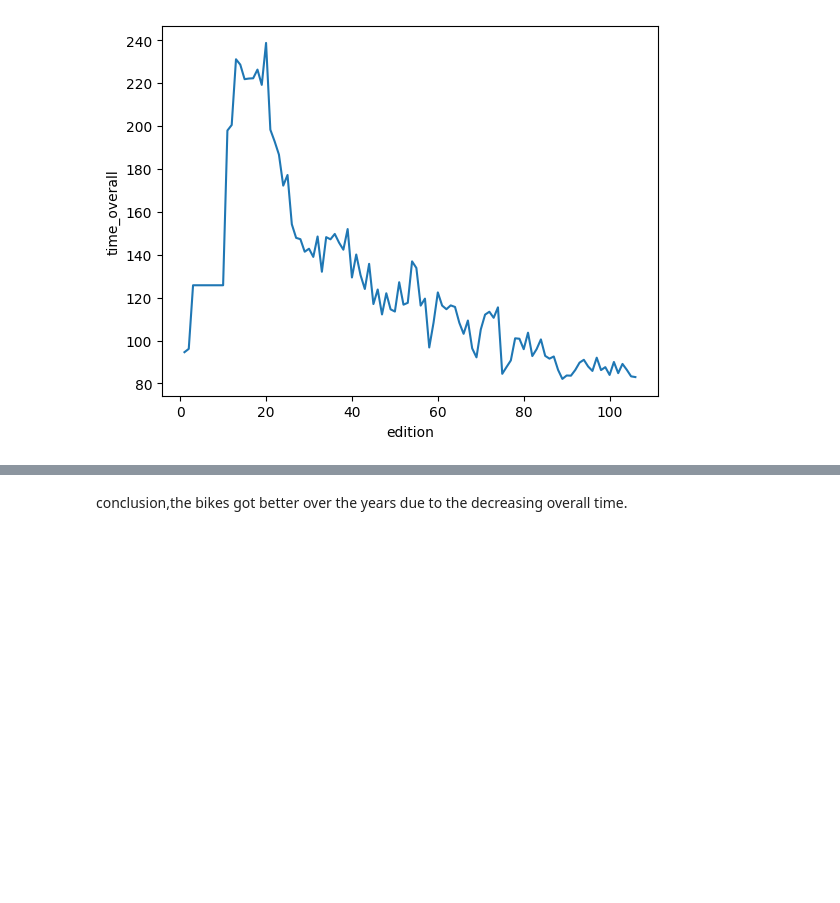
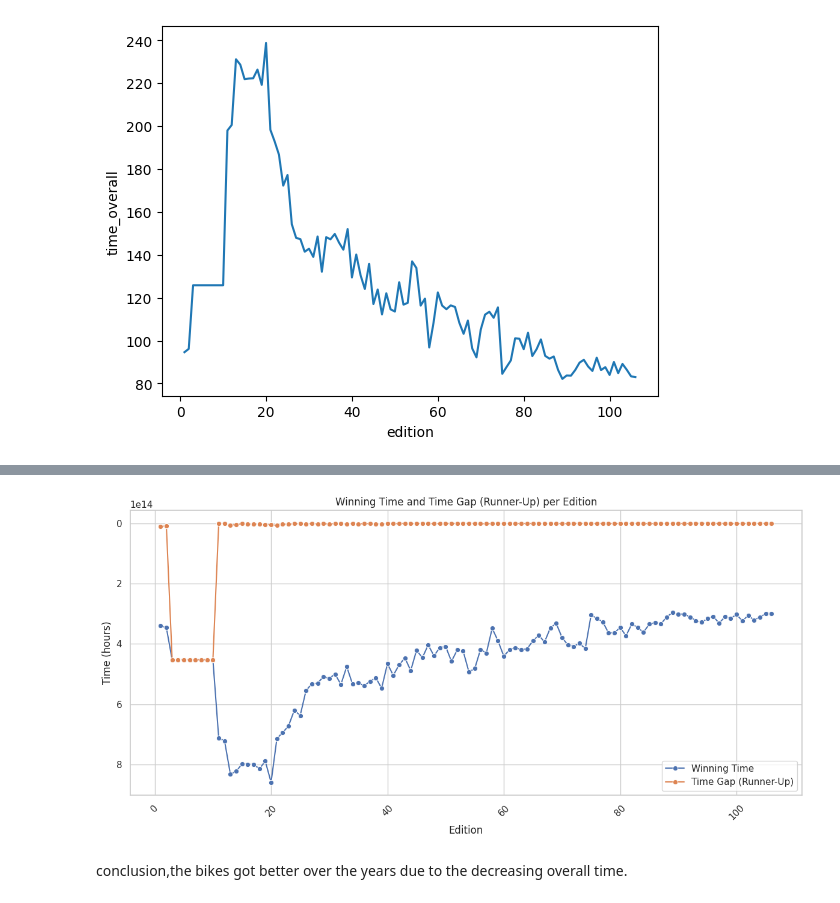
Before and after one commit to ericmuga253/Python-Data-, a Jupyter notebook: Untitled0.ipynb, the cells around one changed output, grey strips where cells are left out. Drawn from its saved outputs; the diff is of its cells as text; code cells hidden in the pictures; blank space fills up the shorter version.

```diff
--- a/Untitled0.ipynb
+++ b/Untitled0.ipynb
@@ -119,3 +146,23 @@ sns.lineplot(data=sport, x="edition", y="time_overall")
+# %%
+plt.figure(figsize=(12, 6))
+sns.set(style="whitegrid")
+
+# Line plot for Winning Time
+sns.lineplot(data=sport, x='edition', y='time_overall', label='Winning Time', marker='o')
+
+# Line plot for Time Margin
+sns.lineplot(data=sport, x='edition', y='time_margin', label='Time Gap (Runner-Up)', marker='o')
+
+plt.xlabel('Edition')
+plt.ylabel('Time (hours)')
+plt.title('Winning Time and Time Gap (Runner-Up) per Edition')
+plt.legend()
+plt.xticks(rotation=45)
+plt.tight_layout()
+
+plt.show()
+# %% [output]
+[figure, added]
 # %% [markdown]
 conclusion,the bikes got better over the years due to the decreasing overall time.
 # %% [markdown]
```
Also changed, not shown: parts of 9 cells of this notebook.
